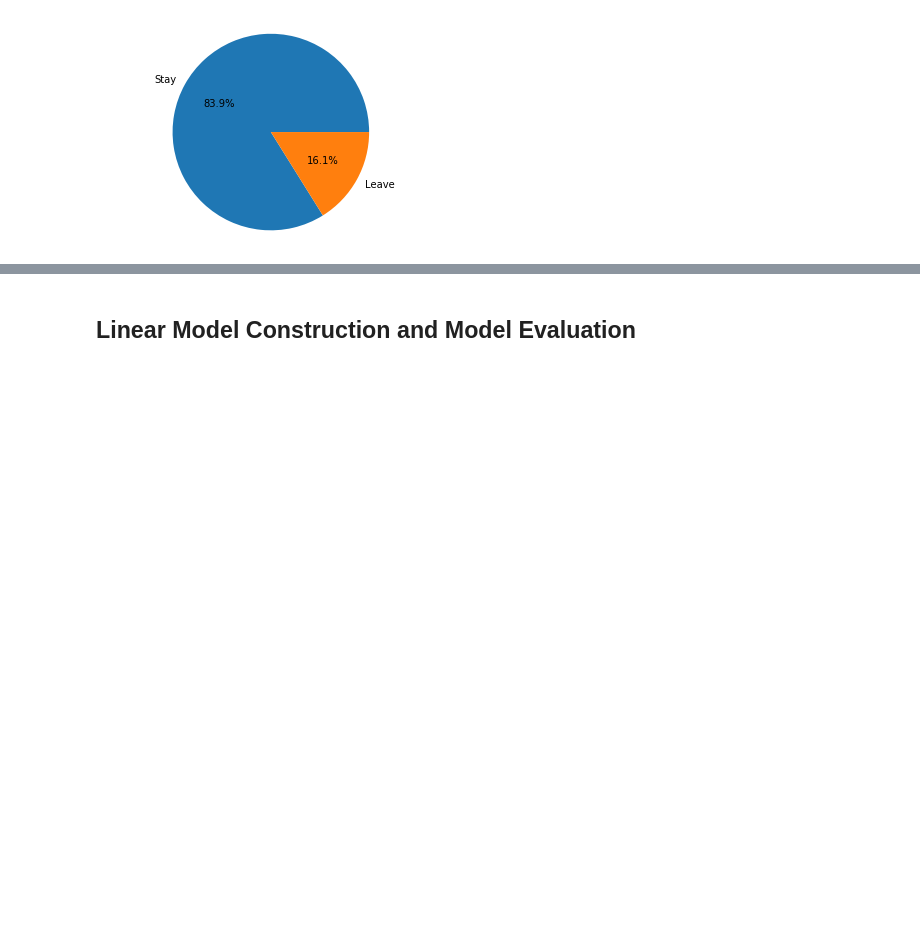
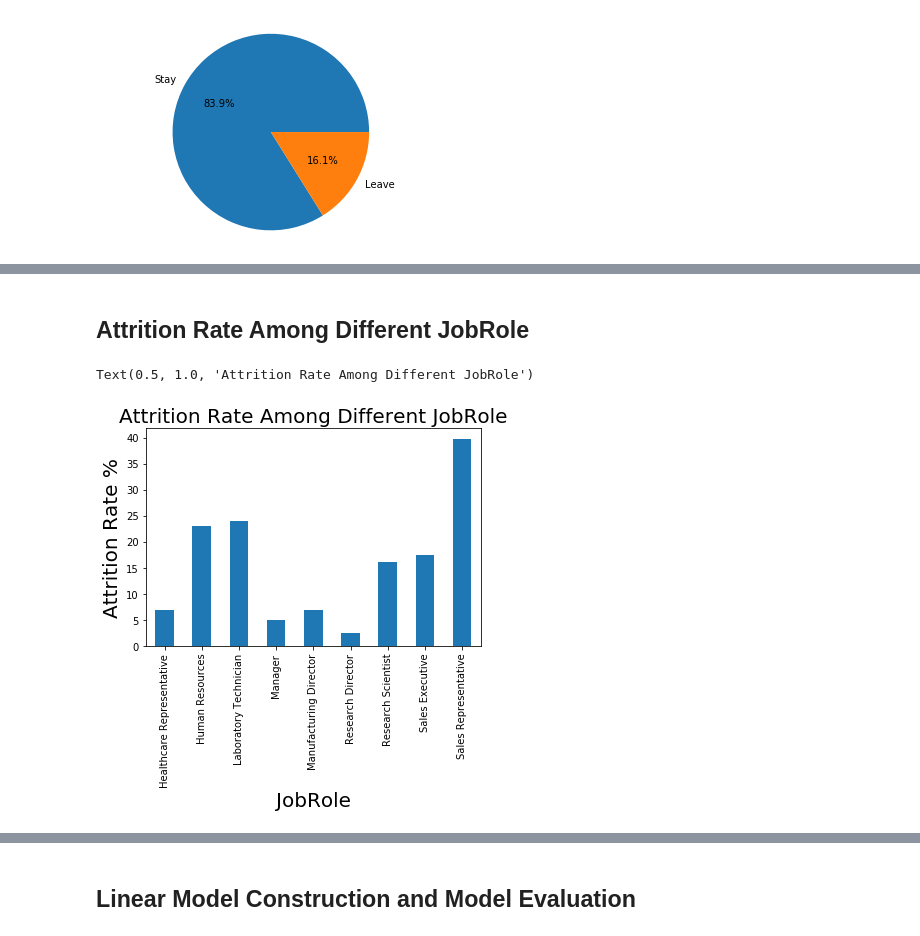
Before and after one commit to Xusong1998/Data-Analytics-Project, a Jupyter notebook: HR_Attrition_Data_Modeling.ipynb, the cells around one changed output, grey strips where cells are left out. Cells and saved outputs as stored; diff of their text form; code cells hidden in the pictures; blank space fills up the shorter version.

```diff
--- a/HR_Attrition_Data_Modeling.ipynb
+++ b/HR_Attrition_Data_Modeling.ipynb
@@ -126,3 +140,18 @@ Index(['Attrition', 'Each_Size'], dtype='object')
+# %% [markdown]
+## Attrition Rate Among Different JobRole
+# %%
+graph_df = pd.read_csv('HR-Employee-Attrition.csv')
+groupped_data_3 = graph_df[graph_df['Attrition'] == 'Yes'].groupby(["JobRole"]).count()['Age']
+groupped_data_4 = graph_df.groupby(["JobRole"]).count()['Age']
+groupped_data_5 = (groupped_data_3/groupped_data_4) * 100
+fig = plt.figure()
+groupped_data_5.plot(kind = 'bar')
+plt.xlabel('JobRole', size = 20)
+plt.ylabel('Attrition Rate %', size = 20)
+plt.title('Attrition Rate Among Different JobRole', size = 20)
+# %% [output]
+Text(0.5, 1.0, 'Attrition Rate Among Different JobRole')
+[figure, added]
 # %%
 data = df_exp[df_exp['JobSatisfaction']==4]
 d = {'WorkLifeBalance' : data['WorkLifeBalance'],
```
Also changed, not shown: parts of 5 cells of this notebook.
